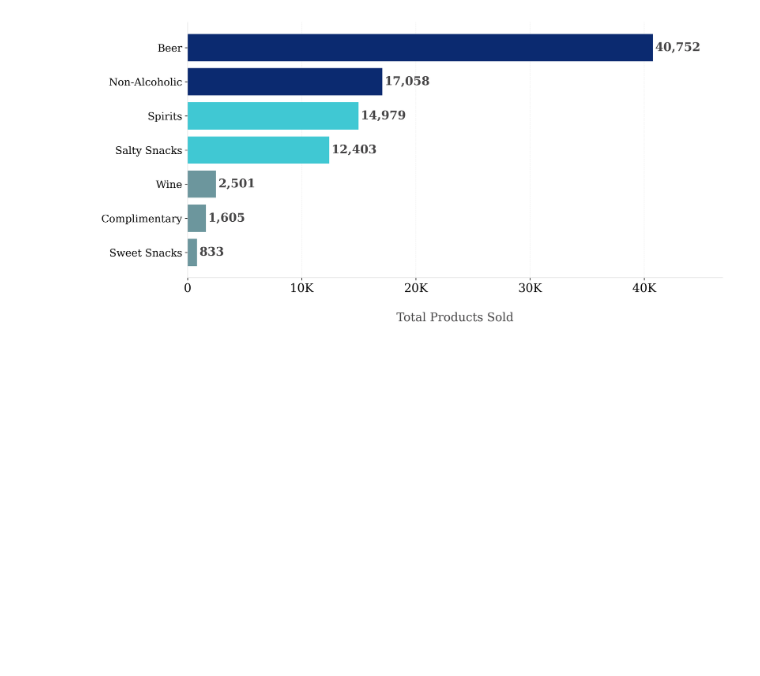
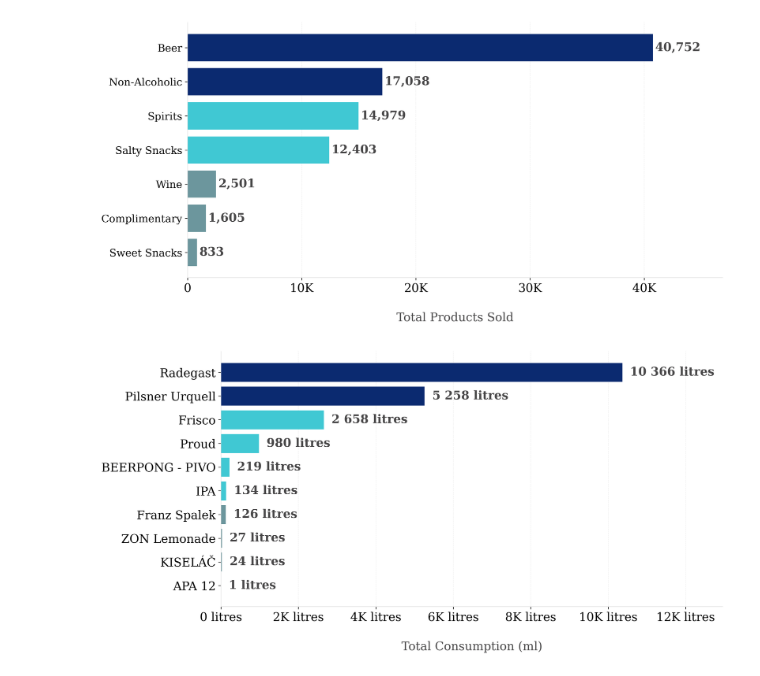
Before and after one commit to filipditrich/master-thesis, a Jupyter notebook: charts.ipynb, the cells around one changed output. Cells and saved outputs as stored; diff of their text form; code cells hidden in the pictures; blank space fills up the shorter version.

Commit message:
feat(thesis): improve RQ15 Most Consumed Beer Brands chart
Signed-off-by: filipditrich <ditrich@nfctron.com>

```diff
--- a/charts.ipynb
+++ b/charts.ipynb
@@ -1641,3 +1641,68 @@ plt.savefig("./thesis/results/rq11-best-product-category.png", dpi=300, bbox_inc
 # %% [output]
 FixedFormatter should only be used together with FixedLocator
 [figure]
+# %%
+import pandas as pd
+import matplotlib.pyplot as plt
+import numpy as np
+from matplotlib import ticker
+
+# Read and prepare data
+df = load_data("rq15-top-beer-brands.csv")
+# Sort by consumption
+df = df.sort_values('total_consumption_ml', ascending=True)
+
+# Create figure
+fig, ax = plt.subplots(figsize=(12, 6))
+
+# Create horizontal bars
+bars = []
+for i, row in df.iterrows():
+	colors = [0, 0, 1, 1, 1, 1]
+	bar = ax.barh(
+		row['subcategory'],
+		row['total_consumption_ml'],
+		color=get_chart_color(colors[i] if i < len(colors) else 2),
+	)
+	bars.append(bar[0])
+
+	# Add value labels
+	ax.text(
+		row['total_consumption_ml'] + 200,  # Slight padding
+		bar[0].get_y() + bar[0].get_height() / 2,
+		format_volume(row["total_consumption_ml"] * 1000),
+		va='center',
+		fontsize=16,
+		color=get_chart_color('text'),
+		fontweight='bold'
+	)
+
+# Customize chart
+ax.set_xlabel('Total Consumption (ml)', fontsize=16, labelpad=24, color=get_chart_color('text'))
+ax.tick_params(axis='both', labelsize=16)
+
+# x-tick formatter
+ax.xaxis.set_major_formatter(ticker.FuncFormatter(lambda x, _: f"{format_number_short(x)} litres"))
+
+# Format axis
+ax.grid(True, axis='x', alpha=0.2)
+ax.set_axisbelow(True)
+ax.spines['top'].set_visible(False)
+ax.spines['right'].set_visible(False)
+
+# Add padding to x-axis for labels
+x_max = df['total_consumption_ml'].max()
+ax.set_xlim(0, x_max * 1.25)  # Add 15% padding for labels
+
+# hide grid y-axis
+ax.grid(axis='y', linestyle='--', alpha=0)
+ax.grid(axis='x', linestyle='--', alpha=0.5)
+
+# Adjust layout
+plt.tight_layout()
+
+# Save the figure
+plt.savefig("./thesis/results/rq15-top-beer-brands.png", dpi=300, bbox_inches='tight', pad_inches=0.1)
+plt.show()
+# %% [output]
+[figure, added]
```
Also changed, not shown: 5 other files.
